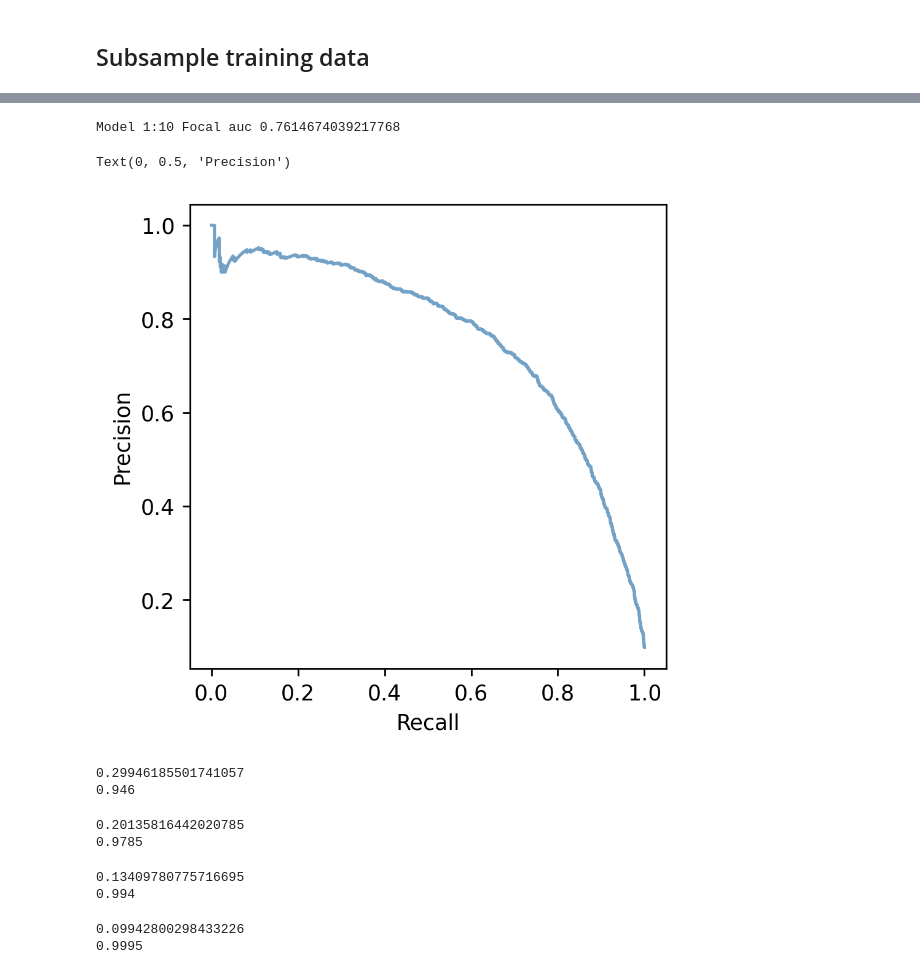
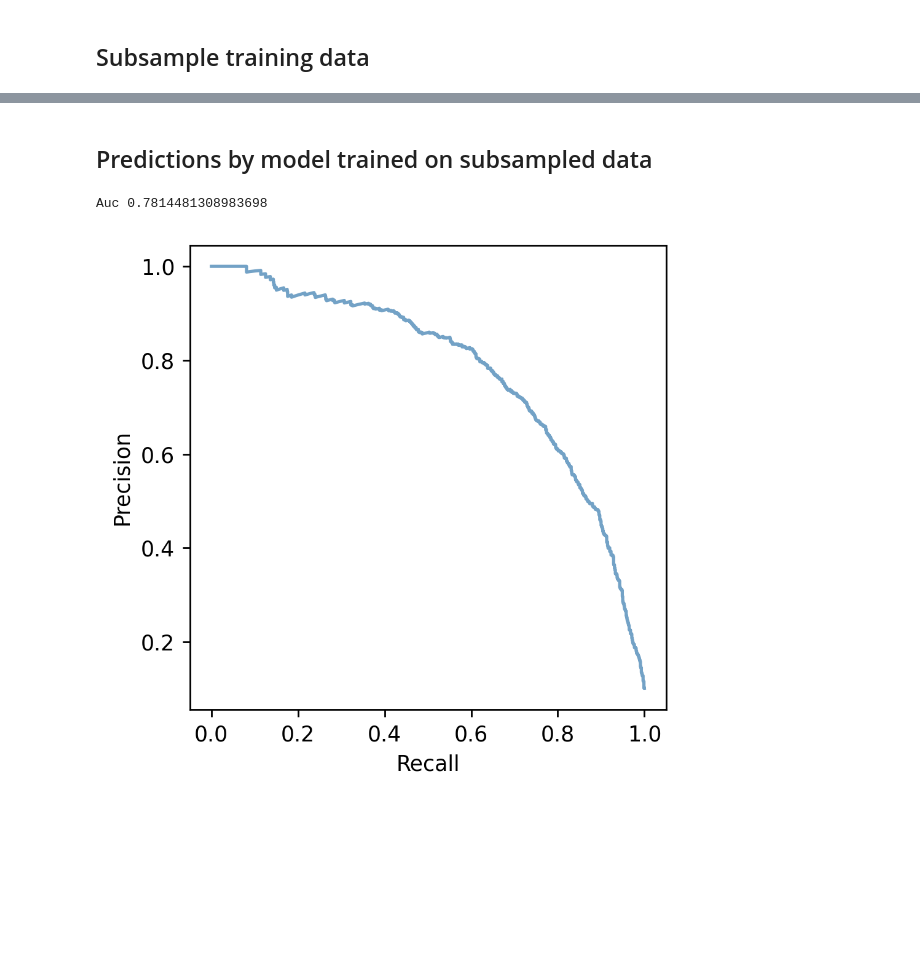
Before and after one commit to katarinagresova/AgoBind, a Jupyter notebook: experiments/Cascade.ipynb, the cells around one changed output, grey strips where cells are left out. Cells and saved outputs as stored; diff of their text form; code cells hidden in the pictures; blank space fills up the shorter version.

Commit message:
proper handling of subsampling and evaluation

```diff
--- a/experiments/Cascade.ipynb
+++ b/experiments/Cascade.ipynb
@@ -409,6 +414,6 @@ Epoch 10/10
 # %%
 dataset_ratio = '10'
-df = pd.read_csv("Datasets/test_set_1_" + dataset_ratio + "_CLASH2013_paper.tsv", sep='\t')
+df = pd.read_csv("../data/evaluation_set_1_" + dataset_ratio + "_CLASH2013_paper.tsv", sep='\t')
 ohe_data = one_hot_encoding(df)
 test_ohe, test_labels = ohe_data
 # %%
@@ -423,0 +427,3 @@ model_10_focal_predictions = model.predict(test_ohe)
+# %%
+preds_df_prev = pd.DataFrame([], columns=['preds', 'labels'])
+preds_df_prev
@@ -423,0 +432,15 @@ model_10_focal_predictions = model.predict(test_ohe)
+# %%
+preds_df_cur = predict(model, test_ohe, test_labels, preds_df_prev)
+#predictions = model2.predict(test_ohe)
+#preds_df_cur = pd.DataFrame(np.array([predictions[:,0], test_labels]).T, columns=['preds', 'labels'])
+#preds_df = pd.concat([preds_df_prev, preds_df_cur])
+#precision, recall, threshold = precision_recall_curve(preds_df['labels'].astype(int), preds_df['preds'])
+#print("Auc", metrics.auc(recall, precision))
+#plt.figure(figsize=(4, 4), dpi=250)
+#plt.plot(recall, precision, label='miRBind', marker=',', color='#73a2c6');
+#plt.xlabel('Recall')
+#plt.ylabel('Precision')
+#plt.show();
+#plt.clf()
+#plt.cla()
+#plt.close()
@@ -423,0 +484,2 @@ model_10_focal_predictions = model.predict(test_ohe)
+# %%
+test_ohe_sub, test_labels_sub, preds_df_prev = subsample(preds_df_prev, preds_df_cur, test_ohe, 0.4, 0.9)
@@ -424,14 +496,13 @@ model_10_focal_predictions = model.predict(test_ohe)
+# %% [markdown]
+## Predictions by model trained on subsampled data
 # %%
-from sklearn import metrics
-
-plt.figure(figsize=(4, 4), dpi=250)
-
-precision, recall, threshold = precision_recall_curve(test_labels, model_10_focal_predictions)
-print("Model 1:10 Focal auc", metrics.auc(recall, precision))
-plt.plot(recall, precision, label='miRBind10_focal', marker=',', color='#73a2c6')
-plt.xlabel('Recall')
-plt.ylabel('Precision')
+preds_df_cur = predict(model2, test_ohe_sub, test_labels_sub, preds_df_prev)
+#print("Auc", metrics.auc(recall, precision))
+#plt.figure(figsize=(4, 4), dpi=250)
+#plt.plot(recall, precision, label='miRBind', marker=',', color='#73a2c6')
+#plt.xlabel('Recall')
+#plt.ylabel('Precision')
+#plt.plot;
 # %% [output]
-Model 1:10 Focal auc 0.7614674039217768
+Auc 0.7814481308983698
-Text(0, 0.5, 'Precision')
-[figure, old version]
+[figure, new version]
@@ -447,20 +508,0 @@ def print_precision_recall(labels, model_10_recall_predictions, threshold = 0.5)
-# %%
-print_precision_recall(test_labels, model_10_focal_predictions, threshold = 0.5)
-# %% [output]
-0.29946185501741057
-0.946
-# %%
-print_precision_recall(test_labels, model_10_focal_predictions, threshold = 0.4)
-# %% [output]
-0.20135816442020785
-0.9785
-# %%
-print_precision_recall(test_labels, model_10_focal_predictions, threshold = 0.3)
-# %% [output]
-0.13409780775716695
-0.994
-# %%
-print_precision_recall(test_labels, model_10_focal_predictions, threshold = 0.2)
-# %% [output]
-0.09942800298433226
-0.9995
```
Also changed, not shown: parts of 44 cells of this notebook.
